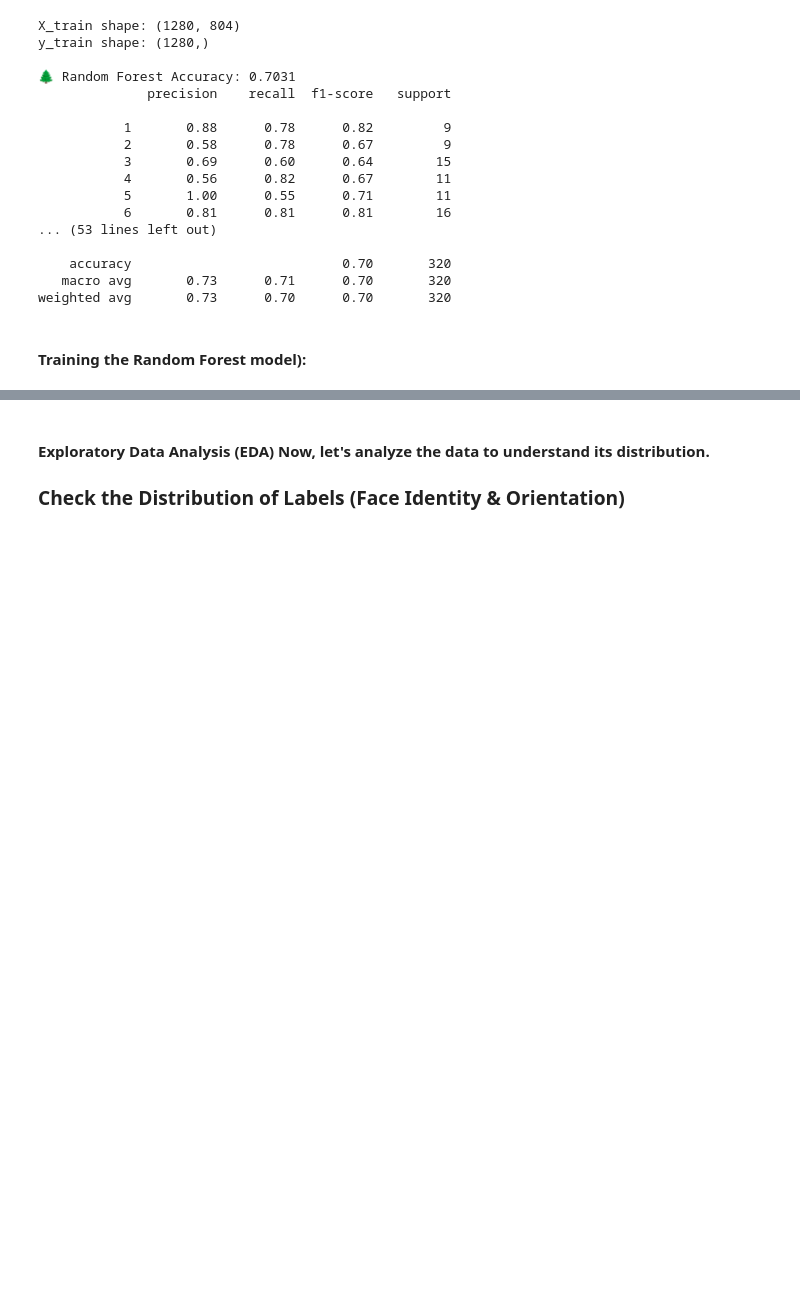
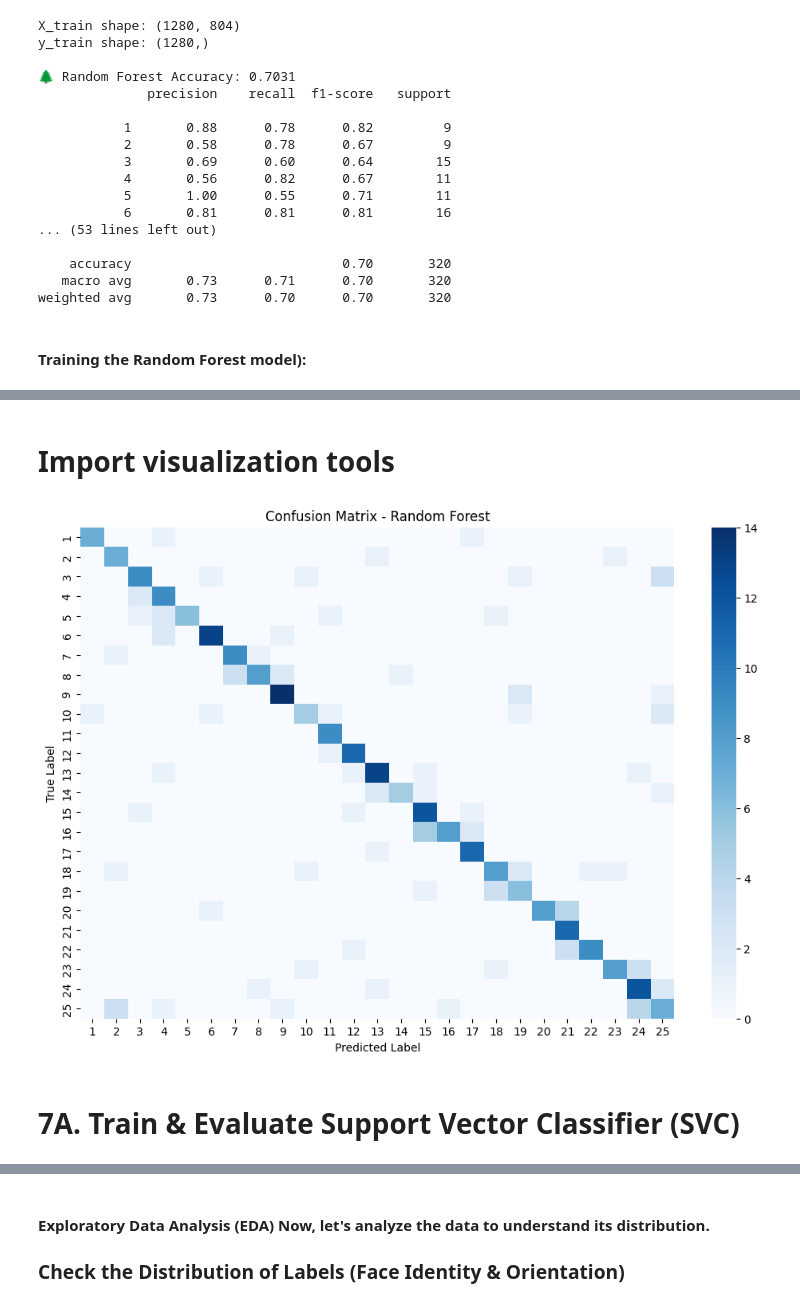
Before and after one commit to sukaina13/CMSE381rep2, a Jupyter notebook: ProjectTemplate.ipynb, the cells around one changed output, grey strips where cells are left out. Cells and saved outputs as stored; diff of their text form; code cells hidden in the pictures; blank space fills up the shorter version.

```diff
--- a/ProjectTemplate.ipynb
+++ b/ProjectTemplate.ipynb
@@ -213,3 +213,14 @@ y_train shape: (1280,)
 weighted avg       0.73      0.70      0.70       320
 # %% [markdown]
 #### Training the Random Forest model):
+# %%
+# Train Random Forest model
+rf_model = RandomForestClassifier(n_estimators=100, random_state=42)
+rf_model.fit(X_train, y_train)
+
+# Make predictions
+y_pred_rf = rf_model.predict(X_test)
+
+# Evaluate
+print("\n🌲 Random Forest Accuracy:", round(accuracy_score(y_test, y_pred_rf), 4))
+print(classification_report(y_test, y_pred_rf))
@@ -215,0 +245,21 @@ weighted avg       0.73      0.70      0.70       320
+# %% [markdown]
+# Import visualization tools
+# %%
+import matplotlib.pyplot as plt
+import seaborn as sns
+from sklearn.metrics import confusion_matrix
+
+# Create the confusion matrix
+cm = confusion_matrix(y_test, y_pred_rf)
+
+# Plot it
+plt.figure(figsize=(12, 8))
+sns.heatmap(cm, cmap='Blues', xticklabels=np.unique(y), yticklabels=np.unique(y))
+plt.xlabel("Predicted Label")
+plt.ylabel("True Label")
+plt.title("Confusion Matrix - Random Forest")
+plt.show()
+# %% [output]
+[figure, added]
+# %% [markdown]
+#  7A. Train & Evaluate Support Vector Classifier (SVC)
```
Also changed, not shown: parts of 5 cells of this notebook.
